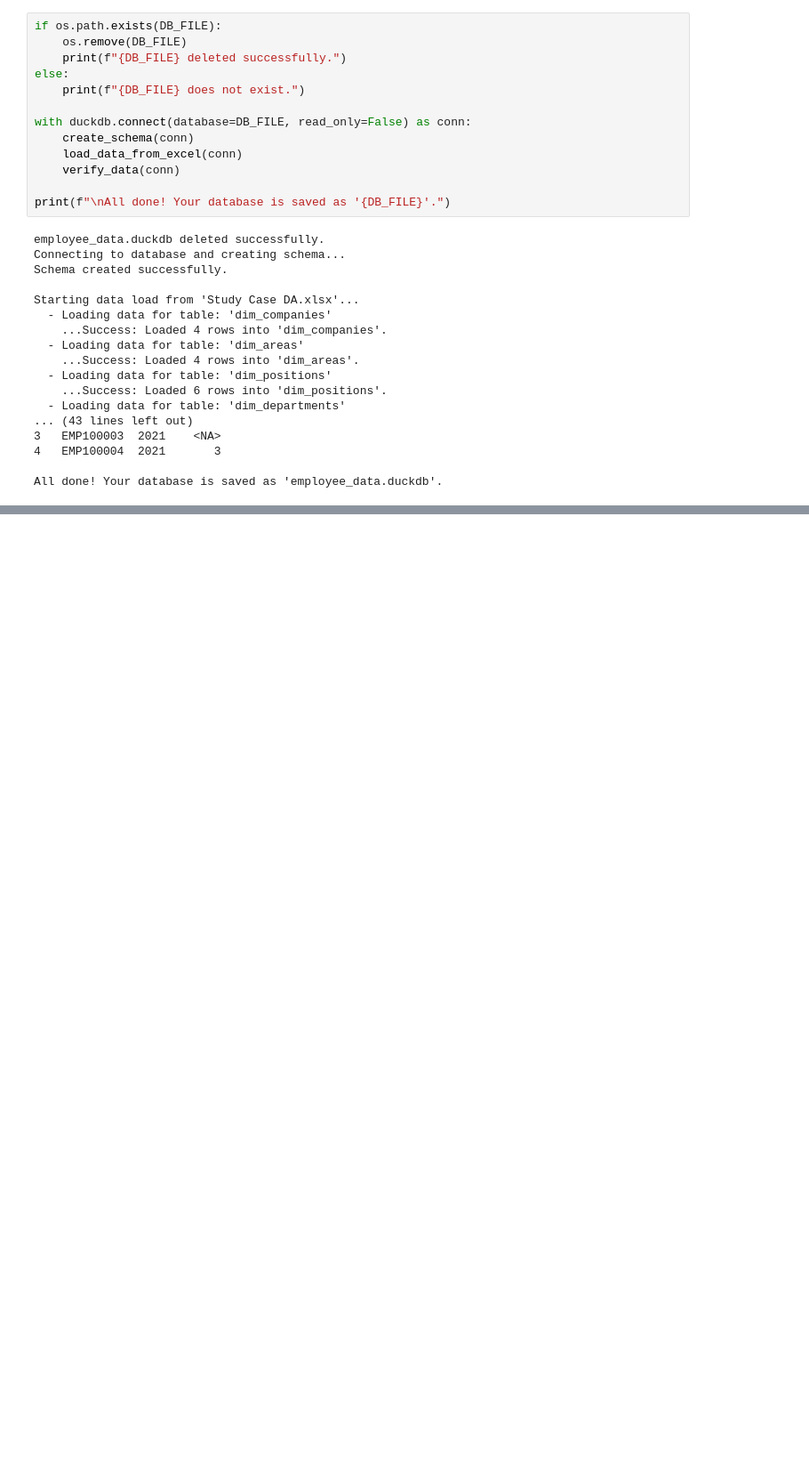
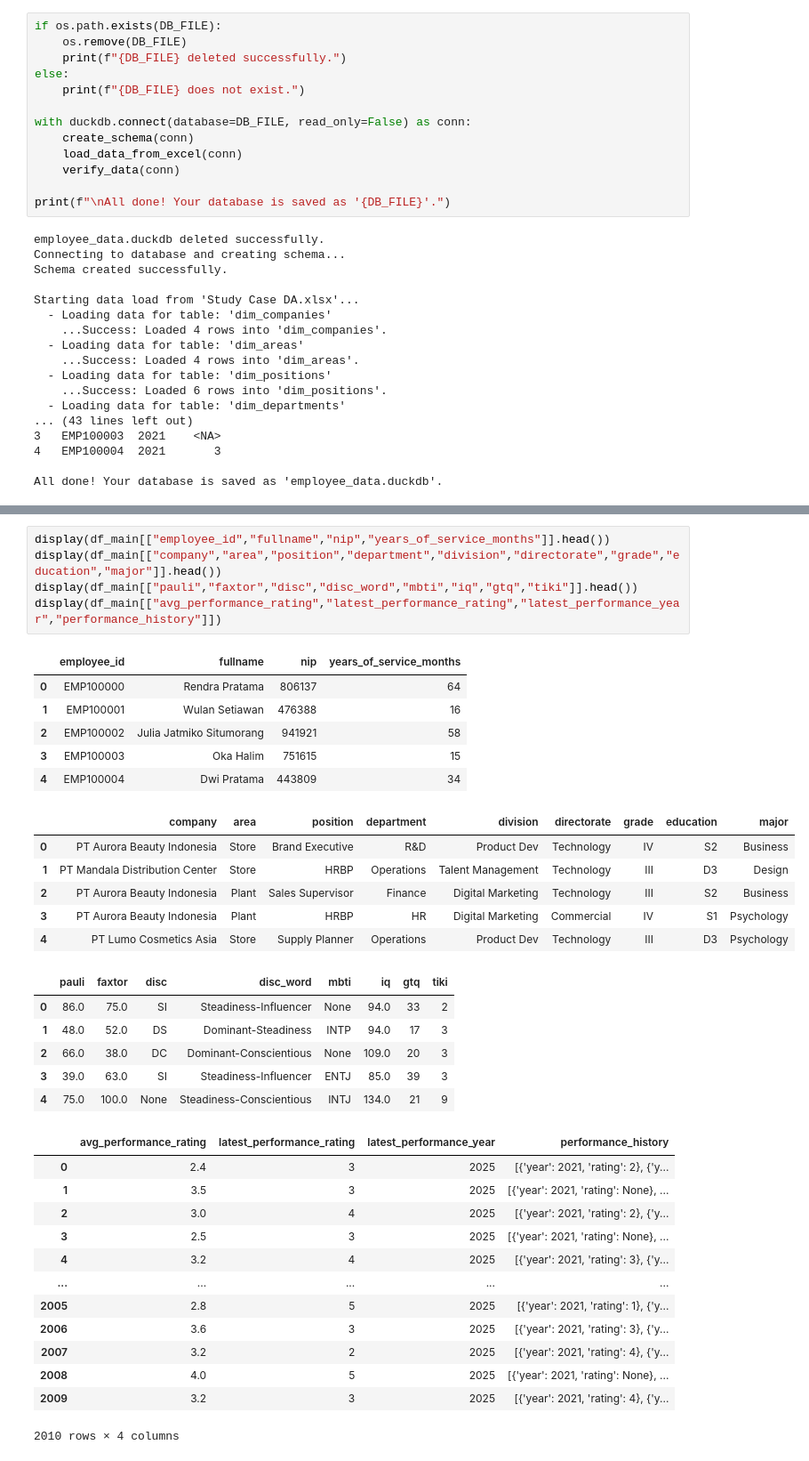
Before and after one commit to Jauhar-Hakim/tmi, a Jupyter notebook: task1.ipynb, the cells around one changed output, grey strips where cells are left out. Shown at 89% size. Cells and saved outputs as stored; diff of their text form; blank space fills up the shorter version.

```diff
--- a/task1.ipynb
+++ b/task1.ipynb
@@ -305,0 +596,37 @@ All done! Your database is saved as 'employee_data.duckdb'.
+# %%
+display(df_main[["employee_id","fullname","nip","years_of_service_months"]].head())
+display(df_main[["company","area","position","department","division","directorate","grade","education","major"]].head())
+display(df_main[["pauli","faxtor","disc","disc_word","mbti","iq","gtq","tiki"]].head())
+display(df_main[["avg_performance_rating","latest_performance_rating","latest_performance_year","performance_history"]])
+# %% [output]
+|  | employee_id | fullname | nip | years_of_service_months |
+| 0 | EMP100000 | Rendra Pratama | 806137 | 64 |
+| 1 | EMP100001 | Wulan Setiawan | 476388 | 16 |
+| 2 | EMP100002 | Julia Jatmiko Situmorang | 941921 | 58 |
+| 3 | EMP100003 | Oka Halim | 751615 | 15 |
+| 4 | EMP100004 | Dwi Pratama | 443809 | 34 |
+|  | company | area | position | department | division | directorate | grade | education | major |
+| 0 | PT Aurora Beauty Indonesia | Store | Brand Executive | R&D | Product Dev | Technology | IV | S2 | Business |
+| 1 | PT Mandala Distribution Center | Store | HRBP | Operations | Talent Management | Technology | III | D3 | Design |
+| 2 | PT Aurora Beauty Indonesia | Plant | Sales Supervisor | Finance | Digital Marketing | Technology | III | S2 | Business |
+| 3 | PT Aurora Beauty Indonesia | Plant | HRBP | HR | Digital Marketing | Commercial | IV | S1 | Psychology |
+| 4 | PT Lumo Cosmetics Asia | Store | Supply Planner | Operations | Product Dev | Technology | III | D3 | Psychology |
+|  | pauli | faxtor | disc | disc_word | mbti | iq | gtq | tiki |
+| 0 | 86.0 | 75.0 | SI | Steadiness-Influencer | None | 94.0 | 33 | 2 |
+| 1 | 48.0 | 52.0 | DS | Dominant-Steadiness | INTP | 94.0 | 17 | 3 |
+| 2 | 66.0 | 38.0 | DC | Dominant-Conscientious | None | 109.0 | 20 | 3 |
+| 3 | 39.0 | 63.0 | SI | Steadiness-Influencer | ENTJ | 85.0 | 39 | 3 |
+| 4 | 75.0 | 100.0 | None | Steadiness-Conscientious | INTJ | 134.0 | 21 | 9 |
+|  | avg_performance_rating | latest_performance_rating | latest_performance_year | performance_history |
+| 0 | 2.4 | 3 | 2025 | [{'year': 2021, 'rating': 2}, {'y... |
+| 1 | 3.5 | 3 | 2025 | [{'year': 2021, 'rating': None}, ... |
+| 2 | 3.0 | 4 | 2025 | [{'year': 2021, 'rating': 2}, {'y... |
+| 3 | 2.5 | 3 | 2025 | [{'year': 2021, 'rating': None}, ... |
+| 4 | 3.2 | 4 | 2025 | [{'year': 2021, 'rating': 3}, {'y... |
+| ... | ... | ... | ... | ... |
+| 2005 | 2.8 | 5 | 2025 | [{'year': 2021, 'rating': 1}, {'y... |
+| 2006 | 3.6 | 3 | 2025 | [{'year': 2021, 'rating': 3}, {'y... |
+| 2007 | 3.2 | 2 | 2025 | [{'year': 2021, 'rating': 4}, {'y... |
+| 2008 | 4.0 | 5 | 2025 | [{'year': 2021, 'rating': None}, ... |
+| 2009 | 3.2 | 3 | 2025 | [{'year': 2021, 'rating': 4}, {'y... |
+2010 rows × 4 columns
```
Also changed, not shown: parts of 10 cells of this notebook, 2 other files.
